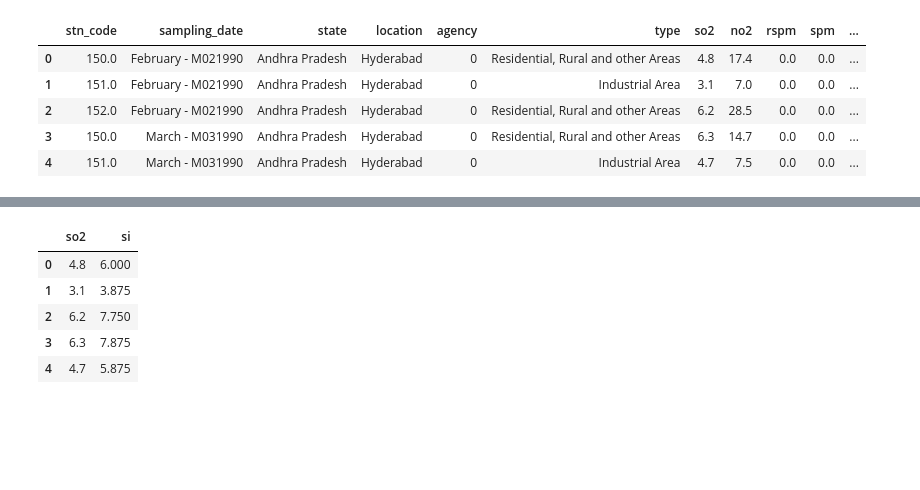
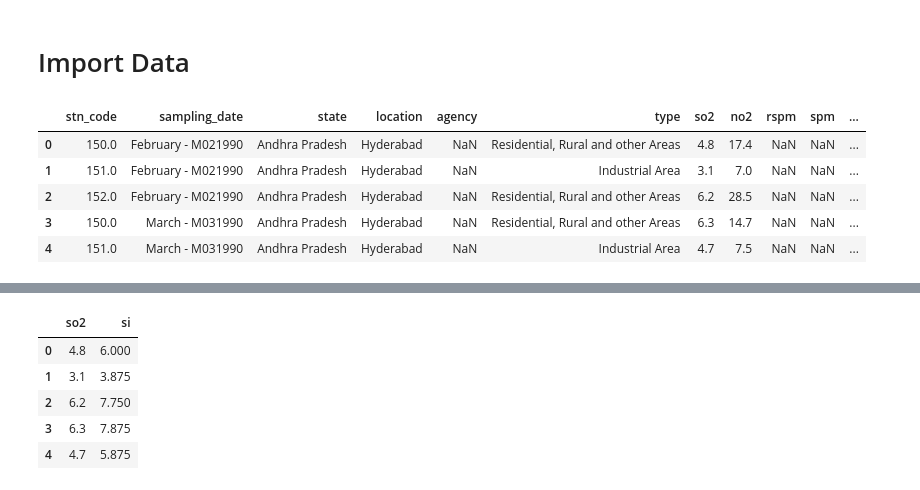
Before and after one commit to soulbrooxx/indian-air, a Jupyter notebook: idian-air.ipynb, the cells around one changed output, grey strips where cells are left out. Drawn from its saved outputs; the diff is of its cells as text; code cells hidden in the pictures; blank space fills up the shorter version.

```diff
--- a/idian-air.ipynb
+++ b/idian-air.ipynb
@@ -1,3 +1,5 @@
+# %% [markdown]
+# Import Data
 # %%
 import pandas as pd
 import numpy as np
@@ -5,12 +7,11 @@ import matplotlib.pyplot as plt
 import seaborn as sns
 # %%
 data = pd.read_csv('data.csv',encoding="ISO-8859-1")
-data.fillna(0, inplace=True)
 data.head()
 # %% [output]
 |  | stn_code | sampling_date | state | location | agency | type | so2 | no2 | rspm | spm | ... |
-| 0 | 150.0 | February - M021990 | Andhra Pradesh | Hyderabad | 0 | Residential, Rural and other Areas | 4.8 | 17.4 | 0.0 | 0.0 | ... |
-| 1 | 151.0 | February - M021990 | Andhra Pradesh | Hyderabad | 0 | Industrial Area | 3.1 | 7.0 | 0.0 | 0.0 | ... |
-| 2 | 152.0 | February - M021990 | Andhra Pradesh | Hyderabad | 0 | Residential, Rural and other Areas | 6.2 | 28.5 | 0.0 | 0.0 | ... |
-| 3 | 150.0 | March - M031990 | Andhra Pradesh | Hyderabad | 0 | Residential, Rural and other Areas | 6.3 | 14.7 | 0.0 | 0.0 | ... |
-| 4 | 151.0 | March - M031990 | Andhra Pradesh | Hyderabad | 0 | Industrial Area | 4.7 | 7.5 | 0.0 | 0.0 | ... |
+| 0 | 150.0 | February - M021990 | Andhra Pradesh | Hyderabad | NaN | Residential, Rural and other Areas | 4.8 | 17.4 | NaN | NaN | ... |
+| 1 | 151.0 | February - M021990 | Andhra Pradesh | Hyderabad | NaN | Industrial Area | 3.1 | 7.0 | NaN | NaN | ... |
+| 2 | 152.0 | February - M021990 | Andhra Pradesh | Hyderabad | NaN | Residential, Rural and other Areas | 6.2 | 28.5 | NaN | NaN | ... |
+| 3 | 150.0 | March - M031990 | Andhra Pradesh | Hyderabad | NaN | Residential, Rural and other Areas | 6.3 | 14.7 | NaN | NaN | ... |
+| 4 | 151.0 | March - M031990 | Andhra Pradesh | Hyderabad | NaN | Industrial Area | 4.7 | 7.5 | NaN | NaN | ... |
```
Also changed, not shown: parts of 12 cells of this notebook, 36 other files.
